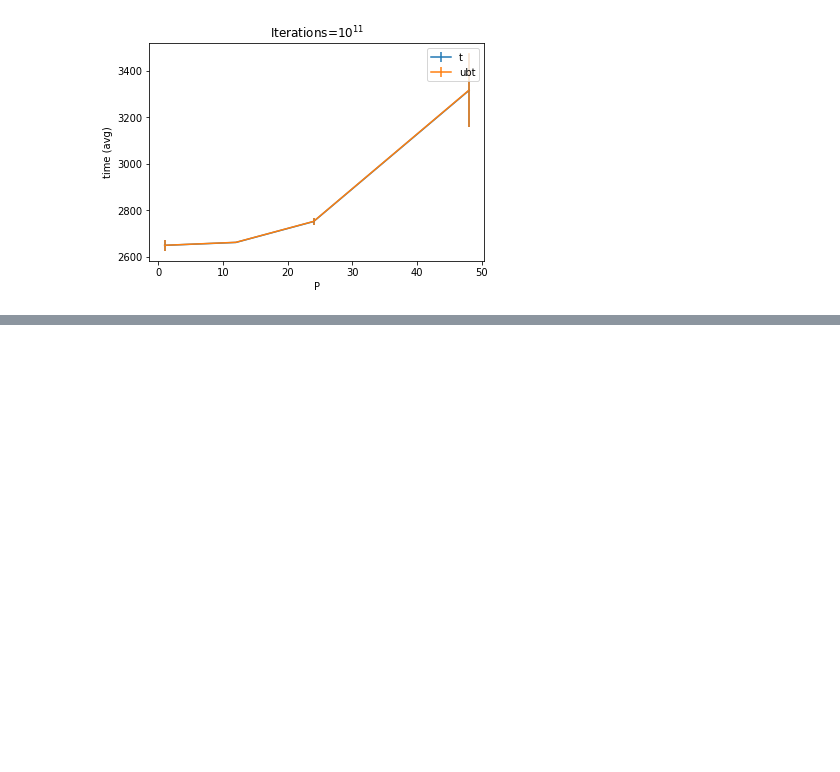
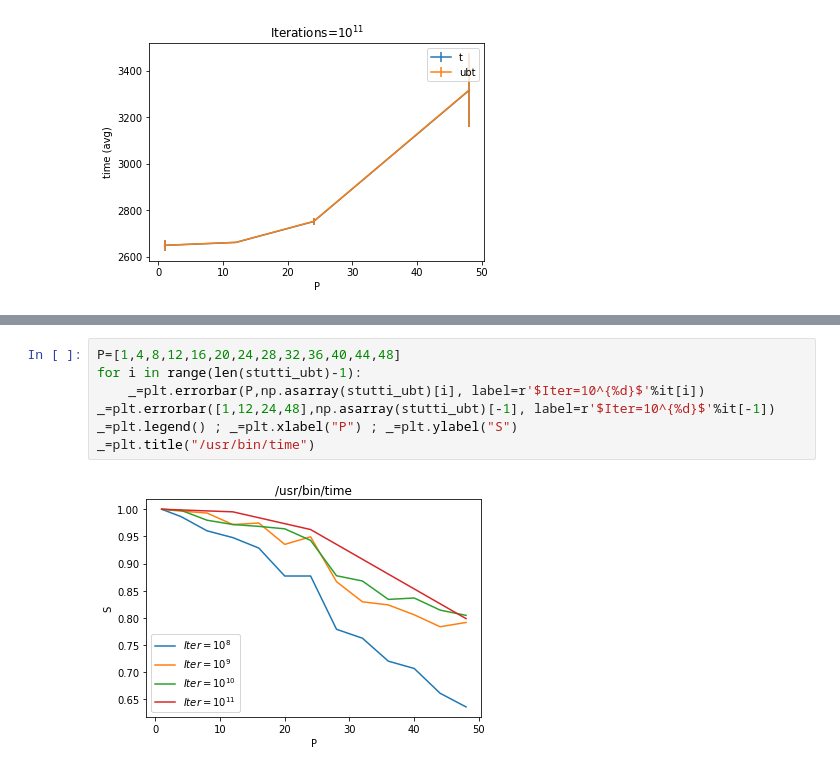
Before and after one commit to mattiamencagli/Foundations_of_HPC_2020, a Jupyter notebook: Assignement1/code/analisi_scaling.ipynb, the cells around one changed output, grey strips where cells are left out. Drawn from its saved outputs; the diff is of its cells as text; blank space fills up the shorter version.

```diff
--- a/Assignement1/code/analisi_scaling.ipynb
+++ b/Assignement1/code/analisi_scaling.ipynb
@@ -153,0 +167,9 @@ _=plt.title(r"Iterations=$10^{%d}$"%n)
+# %%
+P=[1,4,8,12,16,20,24,28,32,36,40,44,48]
+for i in range(len(stutti_ubt)-1):
+    _=plt.errorbar(P,np.asarray(stutti_ubt)[i], label=r'$Iter=10^{%d}$'%it[i])
+_=plt.errorbar([1,12,24,48],np.asarray(stutti_ubt)[-1], label=r'$Iter=10^{%d}$'%it[-1])
+_=plt.legend() ; _=plt.xlabel("P") ; _=plt.ylabel("S")
+_=plt.title("/usr/bin/time")
+# %% [output]
+[figure, added]
```
Also changed, not shown: parts of 8 cells of this notebook, 1 other file.
